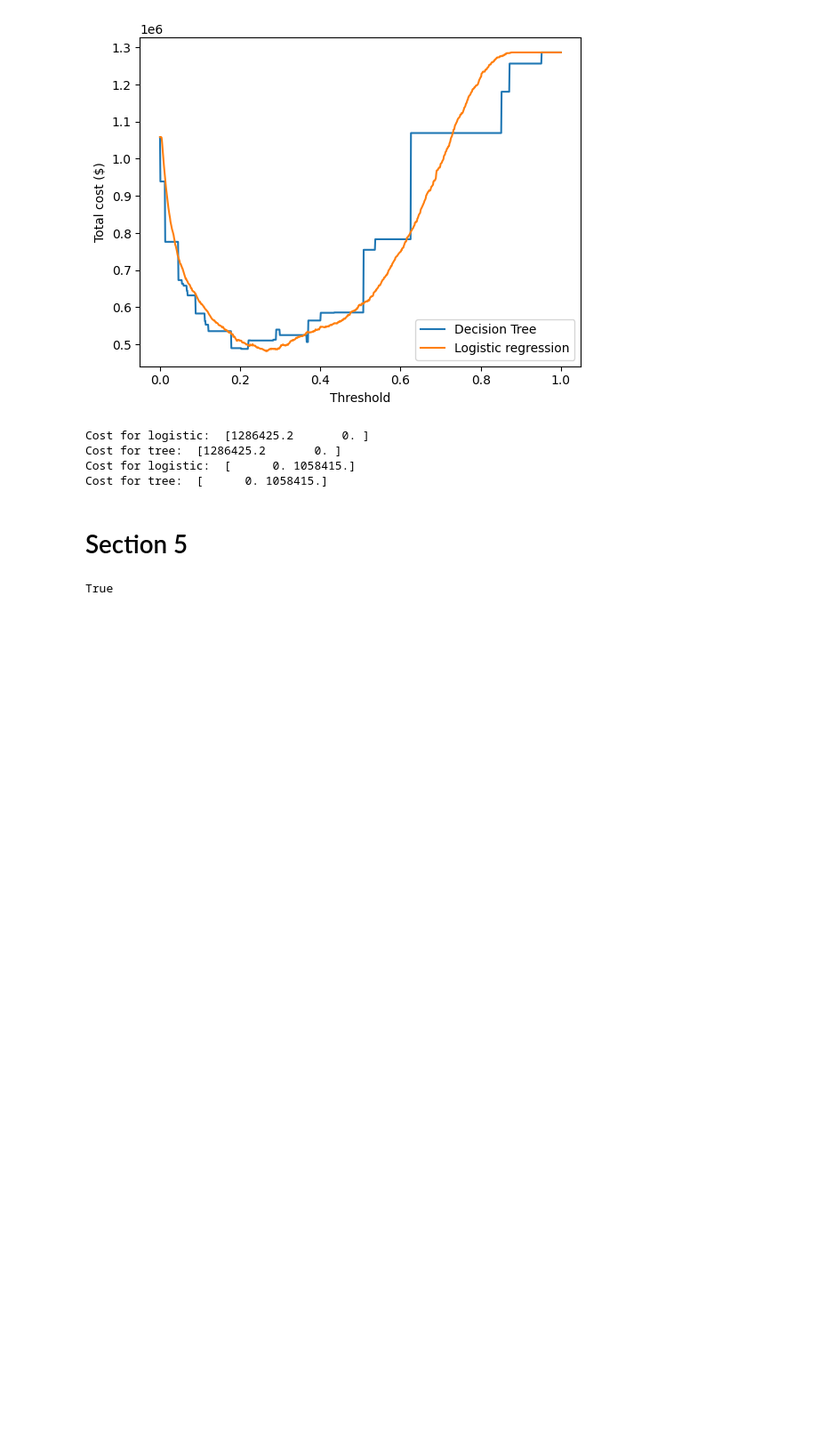
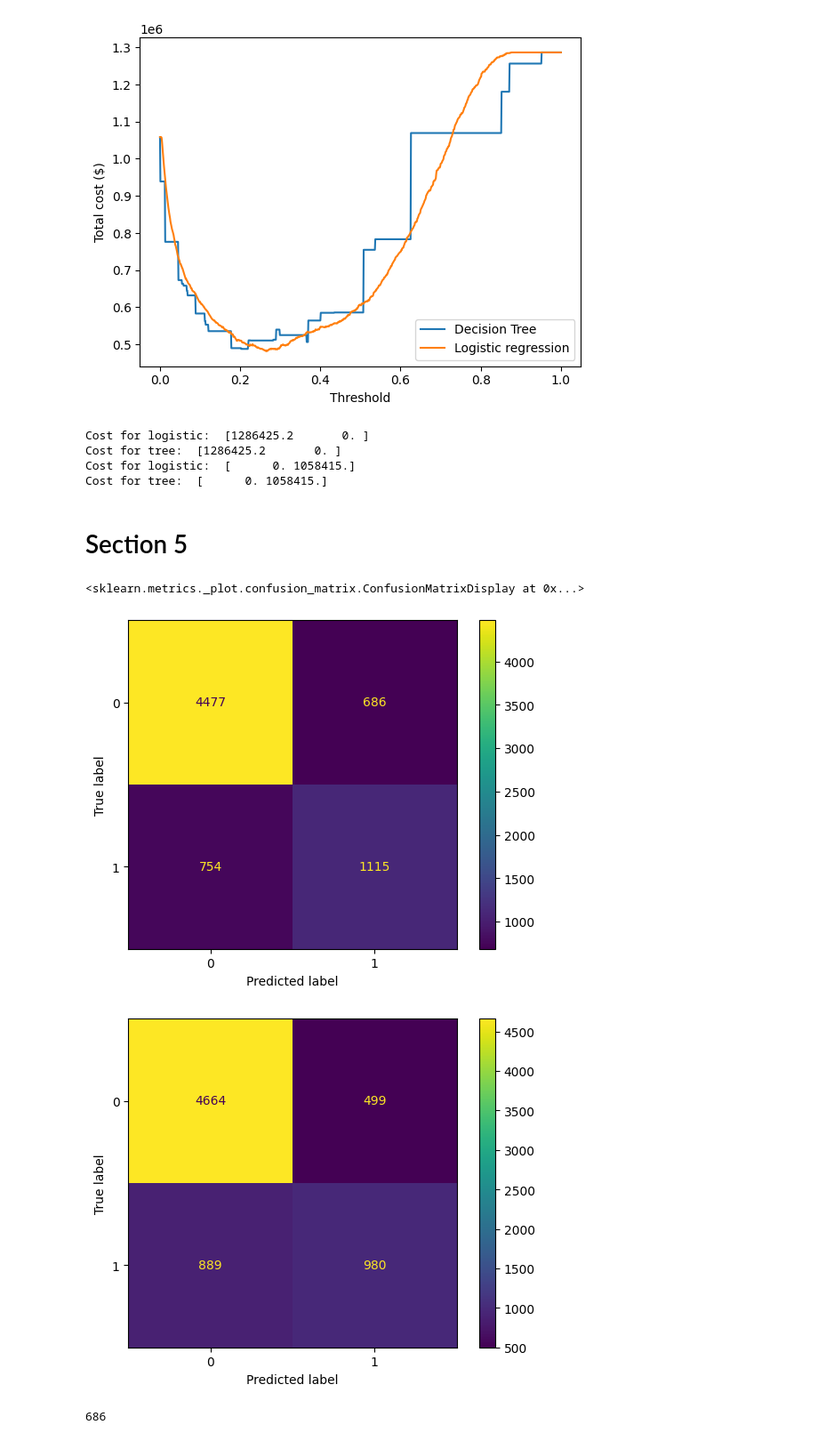
Before and after one commit to Rigbones/ISOM3360_Asg2, a Jupyter notebook: isom3360_asg2.ipynb, the cells around one changed output. Shown at 89% size. Drawn from its saved outputs; the diff is of its cells as text; code cells hidden in the pictures; blank space fills up the shorter version.

```diff
--- a/isom3360_asg2.ipynb
+++ b/isom3360_asg2.ipynb
@@ -731,25 +731,50 @@ tree_churn_probit = tree.predict_proba(ds[:, 0:18])[:, 1]
 logistic_churn_probits = logistic.predict_proba((ds[:, 0:18] - ds[:, 0:18].mean(axis=0)) / ds[:, 0:18].std(axis=0))[:, 1]
 
 # get expected value, defined as "Expected Value = CV * P(churn) - 205"
-tree_expected = (ds[:, 17].flatten() * tree_churn_probit - 205)  					# 17 for monthly charge
-logistic_expected = (ds[:, 17].flatten() * logistic_churn_probits - 205) 			# 17 for monthly charge
-
-# condition 0: predict == 1 (churn) and expected value > 0, and actual == 0 (not churn)
-condition_0 = (tree_pred == 1) & (tree_expected >= 0) & (ds[:, 18] == 0)			# boolean array of shape (n_samples,)
-# condition 1: predict == 0 (not churn) or expected value < 0, and actual == 1 (churn)
-condition_1 = ((tree_pred == 0) | (tree_expected < 0)) & (ds[:, 18] == 1)			# boolean array of shape (n_samples,)
+tree_expected = (ds[:, 17].flatten() * 12 * tree_churn_probit - 205)  					# 17 for monthly charge
+logistic_expected = (ds[:, 17].flatten() * 12 * logistic_churn_probits - 205) 			# 17 for monthly charge
-# %% [output]
-True
 # %%
-# create boolean arrays for the confusion matrix
-top_left = ((tree_pred == 0) | (tree_expected < 0)) & (ds[:, 18] == 0) # true = 0, predict = 0
-top_right = (tree_pred == 1) & (tree_expected >= 0) & (ds[:, 18] == 0) # true = 0, predict = 1
-bottom_left = ((tree_pred == 0) | (tree_expected < 0)) & (ds[:, 18] == 1) # true = 1, predict = 0
-bottom_right = (tree_pred == 1) & (tree_expected >= 0) & (ds[:, 18] == 1) # true = 1, predict = 1
+# create boolean arrays of shape (n_samples,) for the confusion matrix
+tree_top_left = ((tree_pred == 0) | (tree_expected < 0)) & (ds[:, 18] == 0) # true = 0, predict = 0
+tree_top_right = (tree_pred == 1) & (tree_expected >= 0) & (ds[:, 18] == 0) # true = 0, predict = 1, condition 0
+tree_bottom_left = ((tree_pred == 0) | (tree_expected < 0)) & (ds[:, 18] == 1) # true = 1, predict = 0, condition 1
+tree_bottom_right = (tree_pred == 1) & (tree_expected >= 0) & (ds[:, 18] == 1) # true = 1, predict = 1
+
+# create boolean arrays of shape (n_samples,) for the confusion matrix
+logistic_top_left = ((logistic_pred == 0) | (logistic_expected < 0)) & (ds[:, 18] == 0) # true = 0, predict = 0
+logistic_top_right = (logistic_pred == 1) & (logistic_expected >= 0) & (ds[:, 18] == 0) # true = 0, predict = 1, condition 0
+logistic_bottom_left = ((logistic_pred == 0) | (logistic_expected < 0)) & (ds[:, 18] == 1) # true = 1, predict = 0, condition 1
+logistic_bottom_right = (logistic_pred == 1) & (logistic_expected >= 0) & (ds[:, 18] == 1) # true = 1, predict = 1
+
 
 # check that we counted the correct number of people
-assert top_left.sum() + top_right.sum() + bottom_left.sum() + bottom_right.sum() == ds.shape[0]
+assert tree_top_left.sum() + tree_top_right.sum() + tree_bottom_left.sum() + tree_bottom_right.sum() == ds.shape[0]
+assert logistic_top_left.sum() + logistic_top_right.sum() + logistic_bottom_left.sum() + logistic_bottom_right.sum() == ds.shape[0]
 
-# plot confusion matrix
-disp = ConfusionMatrixDisplay(confusion_matrix=np.array([[top_left.sum(), rop_right.sum()], [, 6]]))
-disp.plot()
+# plot confusion matrix for tree
+disp_tree = ConfusionMatrixDisplay(confusion_matrix=np.array([[tree_top_left.sum(), tree_top_right.sum()], [tree_bottom_left.sum(), tree_bottom_right.sum()]]))
+disp_tree.plot()
+
+# plot confusion matrix for logistic
+disp_logistic = ConfusionMatrixDisplay(confusion_matrix=np.array([[logistic_top_left.sum(), logistic_top_right.sum()], [logistic_bottom_left.sum(), logistic_bottom_right.sum()]]))
+disp_logistic.plot()
+# %% [output]
+<sklearn.metrics._plot.confusion_matrix.ConfusionMatrixDisplay at 0x...>
+[figure, added]
+[figure, added]
+# %%
+def calculate_cost_2(boolean_array):
+	"""
+	Calculates total cost of misclassification based on the cost matrix, with expected value
+	Returns:
+		[cost1, cost2] where cost1 is condition 1, cost2 is condition 0
+	"""
+	# get contract value for "predicted (-) actual (+)" customers
+	CV = ds[:, 17][boolean_array] * 12 # 17 for monthly charges
+
+	# cost of misclassification
+	cost1 = CV.sum() - 205 * CV.shape[0]
+	cost2 = target_2.sum() * 205
+	return np.array([cost1, cost2])
+# %% [output]
+686
```
Also changed, not shown: parts of 1 cell of this notebook, 3 other files.
